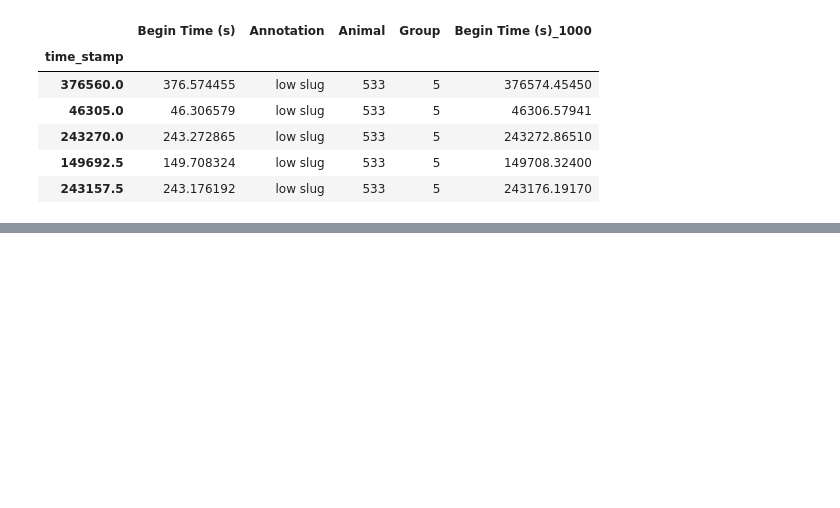
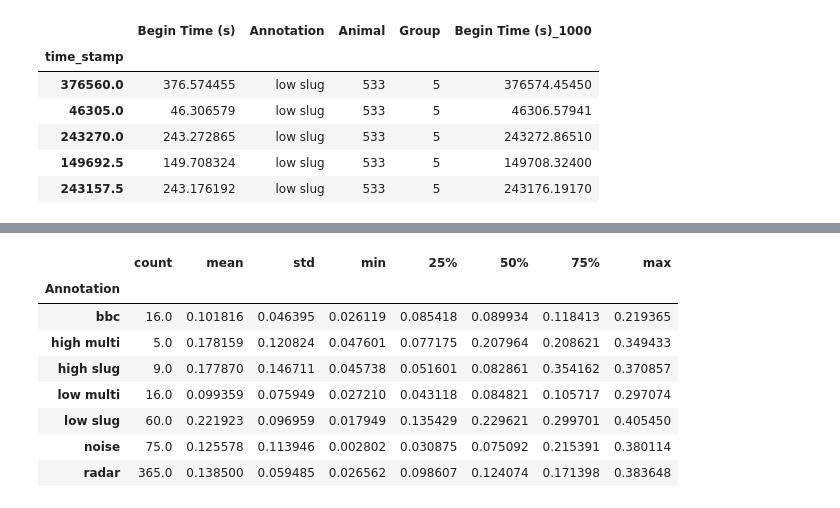
Before and after one commit to grace3999/USV_Python, a Jupyter notebook: Notebooks/Features_from_annotations_clustering.ipynb, the cells around one changed output, grey strips where cells are left out. Saved outputs shown, nothing was run; the diff lists cells and outputs as text; code cells hidden in the pictures; blank space fills up the shorter version.

```diff
--- a/Notebooks/Features_from_annotations_clustering.ipynb
+++ b/Notebooks/Features_from_annotations_clustering.ipynb
@@ -147,3 +159,15 @@ features_with_info.groupby('Annotation')['power_sum'].describe()
 | low slug | 60.0 | 1.042346e+05 | 1.514156e+05 | 29249.725489 | 45506.960588 | 59882.007608 | 111231.030926 | 1.161364e+06 |
 | noise | 75.0 | 2.590662e+06 | 7.979640e+06 | 36285.484867 | 82726.628890 | 263591.988961 | 860112.283003 | 4.937721e+07 |
 | radar | 365.0 | 1.398070e+05 | 9.293795e+04 | 30821.218661 | 86683.437453 | 123408.241084 | 161698.890938 | 1.145453e+06 |
+# %%
+features_with_info.groupby('Annotation')['spec_flat'].describe()
+# %% [output]
+|  | count | mean | std | min | 25% | 50% | 75% | max |
+| Annotation |  |  |  |  |  |  |  |  |
+| bbc | 16.0 | 0.101816 | 0.046395 | 0.026119 | 0.085418 | 0.089934 | 0.118413 | 0.219365 |
+| high multi | 5.0 | 0.178159 | 0.120824 | 0.047601 | 0.077175 | 0.207964 | 0.208621 | 0.349433 |
+| high slug | 9.0 | 0.177870 | 0.146711 | 0.045738 | 0.051601 | 0.082861 | 0.354162 | 0.370857 |
+| low multi | 16.0 | 0.099359 | 0.075949 | 0.027210 | 0.043118 | 0.084821 | 0.105717 | 0.297074 |
+| low slug | 60.0 | 0.221923 | 0.096959 | 0.017949 | 0.135429 | 0.229621 | 0.299701 | 0.405450 |
+| noise | 75.0 | 0.125578 | 0.113946 | 0.002802 | 0.030875 | 0.075092 | 0.215391 | 0.380114 |
+| radar | 365.0 | 0.138500 | 0.059485 | 0.026562 | 0.098607 | 0.124074 | 0.171398 | 0.383648 |
```
Also changed, not shown: parts of 7 cells of this notebook.
